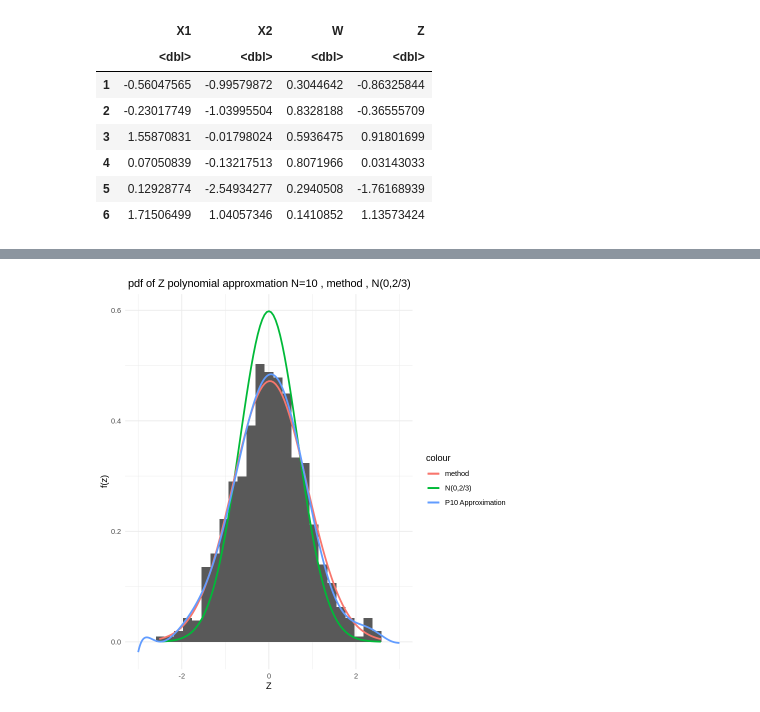
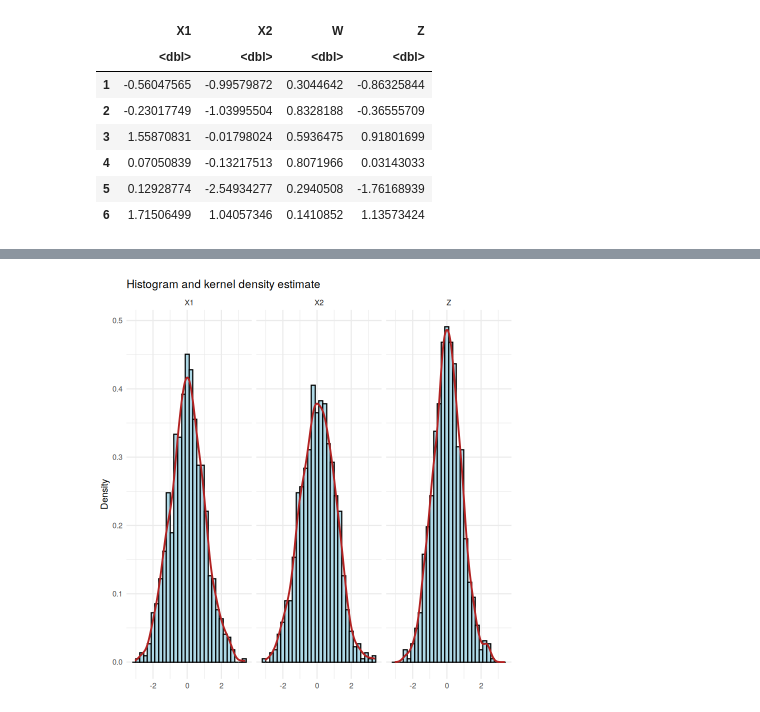
Before and after one commit to yamenetoo/Statistical-Repository, a Jupyter notebook: Else/Dr homai.ipynb, the cells around one changed output, grey strips where cells are left out. Saved outputs shown, nothing was run; the diff lists cells and outputs as text; code cells hidden in the pictures.

```diff
--- a/Else/Dr homai.ipynb
+++ b/Else/Dr homai.ipynb
@@ -4,0 +21,15 @@
+# %%
+# install.packages(c("fitdistrplus", "ggplot2"))   # first run only
+suppressPackageStartupMessages({
+  library(ggplot2)
+  library(fitdistrplus)
+})
+
+# ---- Configuration -------------------------------------------------------
+SEED        <- 123
+N_OBS       <- 1000
+POLY_DEGREE <- 10
+SUPPORT     <- c(-3, 3)     # interval on which the polynomial density is defined
+GRID_STEP   <- 0.01
+
+set.seed(SEED)
@@ -5,11 +40,14 @@
 # %%
-set.seed(123)
-n <- 1000
-X1 <- rnorm(n, mean = 0, sd = 1)
-X2 <- rnorm(n, mean = 0, sd = 1)
-W <- runif(n)
-Z <- W * X1 + (1 - W) * X2
-head(data.frame(X1, X2, W, Z))
+simulate_mixture <- function(n) {
+  X1 <- rnorm(n)
+  X2 <- rnorm(n)
+  W  <- runif(n)
+  data.frame(X1 = X1, X2 = X2, W = W, Z = W * X1 + (1 - W) * X2)
+}
+
+sim <- simulate_mixture(N_OBS)
+Z   <- sim$Z
+head(sim)
 # %% [output]
 A data.frame: 6 × 4
 |  | X1 | X2 | W | Z |
@@ -172,10 +61,11 @@ Exact_normal_pdf <- dnorm(x_values, mean =0, sd =2/3)
-# %%
-ggplot() +
-geom_histogram(aes(x = Z, y = after_stat(density)), bins = 30) +
-geom_line(aes(x = x_values, y = Exact_normal_pdf, color = "N(0,2/3)"), linewidth = 1) +
-geom_line(aes(x = x_values, y = normal_pdf, color = "method"), linewidth = 1) +
-geom_line(aes(x = f_aproxmation$x, y = f_aproxmation$y, color = "P10 Approximation"), linewidth = 1, linetype = "solid") +
-labs(title =            " pdf of Z polynomial approxmation N=10 , method , N(0,2/3)  ",x = "Z",y = "f(z)") +
-theme_minimal()
-# %% [output]
-[figure, removed]
+# %%
+long <- stack(sim[c("X1", "X2", "Z")])
+
+ggplot(long, aes(x = values)) +
+  geom_histogram(aes(y = after_stat(density)), bins = 30, fill = "lightblue", colour = "black") +
+  geom_density(colour = "firebrick", linewidth = 0.8) +
+  facet_wrap(~ ind, nrow = 1) +
+  labs(title = "Histogram and kernel density estimate", x = NULL, y = "Density") +
+  theme_minimal()
+# %% [output]
+[figure, added]
```
Also changed, not shown: parts of 28 cells of this notebook, 2 other files.
